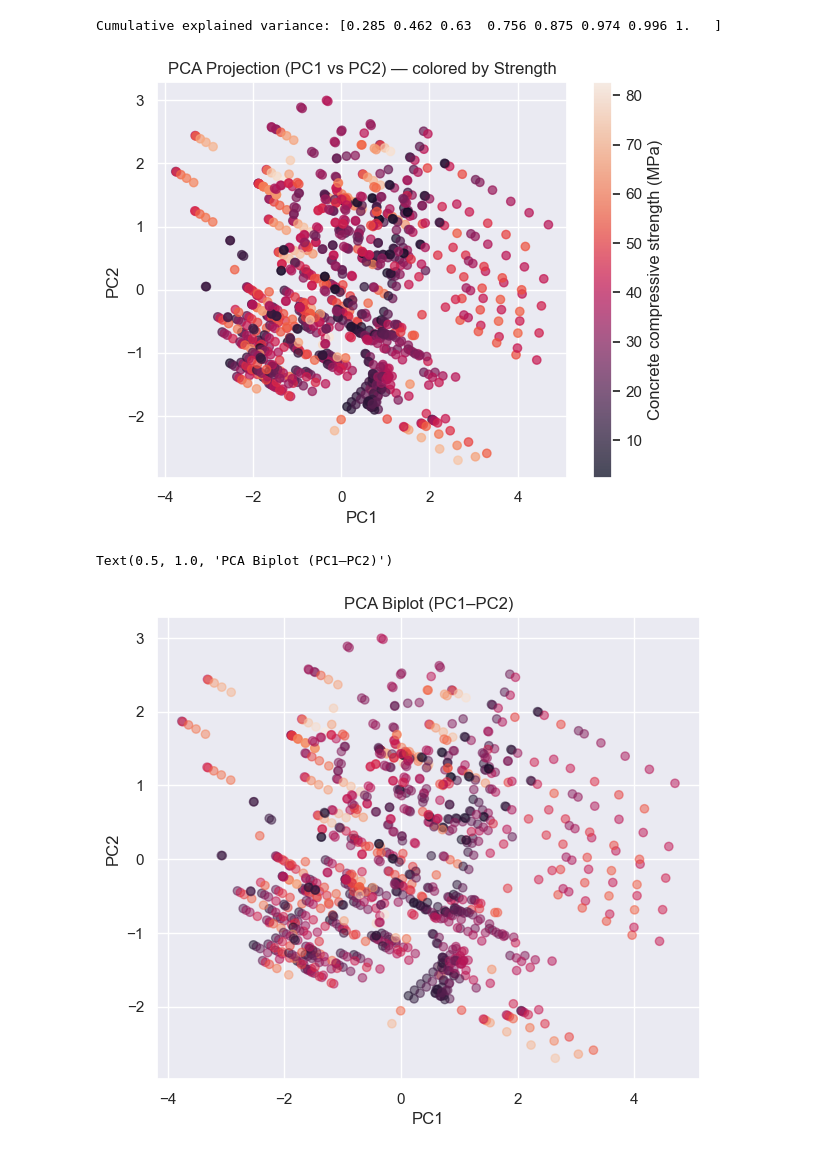
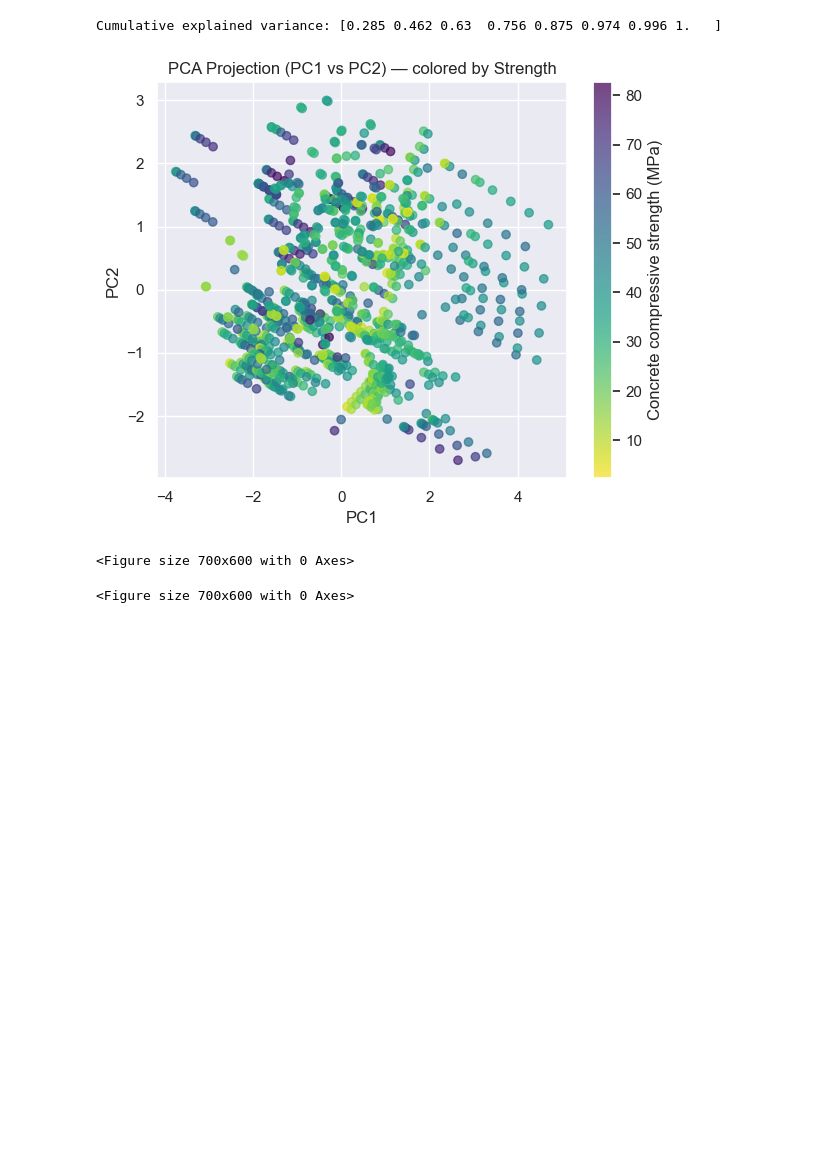
Before and after one commit to chrisd314/02452_Machine_Learning_Project_Fall_2025, a Jupyter notebook: ML Assignment 1.ipynb, the cells around one changed output. Saved outputs shown, nothing was run; the diff lists cells and outputs as text; code cells hidden in the pictures; blank space fills up the shorter version.

```diff
--- a/ML Assignment 1.ipynb
+++ b/ML Assignment 1.ipynb
@@ -381,23 +336,19 @@ Explained variance ratio per PC: [0.285 0.177 0.168 0.127 0.119 0.099 0.022 0.00
 Cumulative explained variance: [0.285 0.462 0.63  0.756 0.875 0.974 0.996 1.   ]
 # %%
 plt.figure(figsize=(6,5))
-sc = plt.scatter(Z[:,0], Z[:,1], c=y, alpha=0.7)
+sc = plt.scatter(Z[:,0], Z[:,1], c=y, cmap="viridis_r", alpha=0.7)
 plt.xlabel("PC1")
 plt.ylabel("PC2")
 plt.title("PCA Projection (PC1 vs PC2) — colored by Strength")
 cbar = plt.colorbar(sc)
 cbar.set_label("Concrete compressive strength (MPa)")
 plt.tight_layout()
 plt.show()
 plt.figure(figsize=(7,6))
-
-sc = plt.scatter(Z[:,0], Z[:,1], c=y, alpha=0.5)
-plt.xlabel("PC1"); plt.ylabel("PC2")
-plt.title("PCA Biplot (PC1–PC2)")
 # %% [output]
-[figure, old version]
+[figure, new version]
-Text(0.5, 1.0, 'PCA Biplot (PC1–PC2)')
+<Figure size 700x600 with 0 Axes>
-[figure, removed]
+<Figure size 700x600 with 0 Axes>
 # %%
 arrow_scale = 2.5 # Scale arrows
 for i, feat in enumerate(attributes):
```
Also changed, not shown: parts of 6 cells of this notebook.
